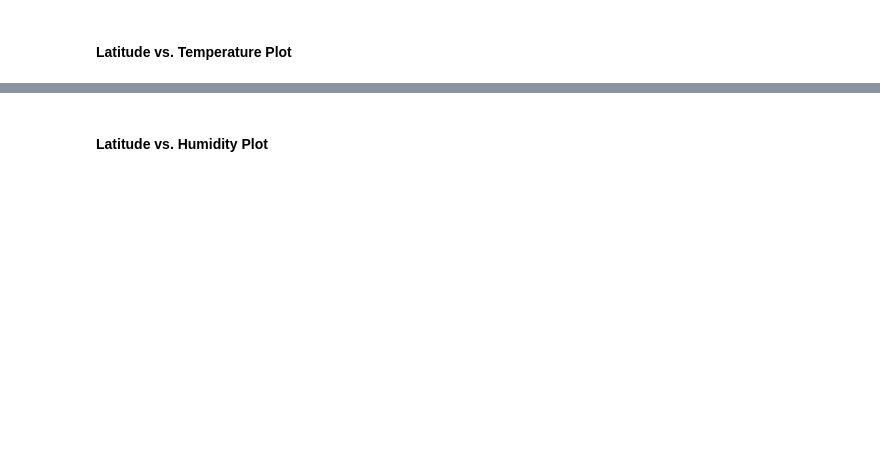
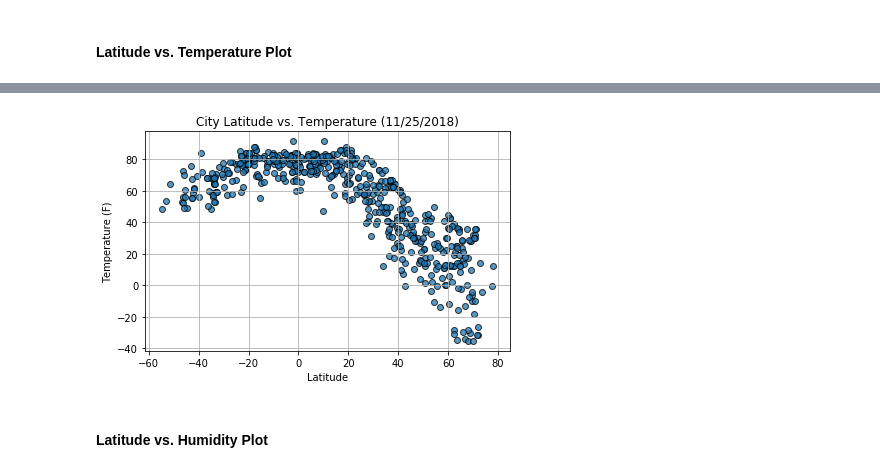
Before and after one commit to CorbinLeho/WeatherPy, a Jupyter notebook: WeatherPy.ipynb, the cells around one changed output, grey strips where cells are left out. Cells and saved outputs as stored; diff of their text form; code cells hidden in the pictures; blank space fills up the shorter version.

```diff
--- a/WeatherPy.ipynb
+++ b/WeatherPy.ipynb
@@ -81,0 +74,28 @@ Data Retrieval Complete
+# %%
+#make API calls and collect data
+base_url="http://api.openweathermap.org/data/2.5/weather?"
+units = "imperial"
+query_url = f"{base_url}appid={api_key}&units={units}&q="
+weather_data = []
+count = 0
+for index, row in cities_df.iterrows():
+        count += 1
+        city_q = row["City"]
+        cnty = row["Country"]
+        response = requests.get(query_url + city_q + "," + cnty).json()
+
+        try:
+            temp=response["main"]["temp_max"]
+            humid=response["main"]["humidity"]
+            cloud=response["clouds"]["all"]
+            wind=response["wind"]["speed"]
+            city_lat=response["coord"]["lat"]
+            city_lon=response["coord"]["lon"]
+            city_name=response["name"]
+            city_country=response["sys"]["country"]
+            weather_data.append({"City": city_name, "Country": city_country, "Latitude": city_lat, "Long": city_lon, "Temperature (F)": temp, "Humidity (%)": humid, "Cloudiness (%)":cloud, "Wind Speed (MPH)": wind})
+            print (f"Processing record #{count} -- {city_q}")
+        except:
+            print (f"Weather for {city_q} not found.")
+            count += 1
+            continue
@@ -115,2 +171,13 @@ dtype: int64
+# %%
+plt.scatter(weather_data["Latitude"], weather_data["Temperature (F)"], alpha=.75, edgecolors="k")
+plt.title(f"City Latitude vs. Temperature ({date})")
+plt.xlabel("Latitude")
+plt.ylabel("Temperature (F)")
+plt.grid(True)
+plt.tight_layout()
+plt.savefig("lat_vs_temp.png")
+plt.show()
+# %% [output]
+[figure, added]
 # %% [markdown]
 #### Latitude vs. Humidity Plot
```
Also changed, not shown: parts of 21 cells of this notebook, 6 other files.
